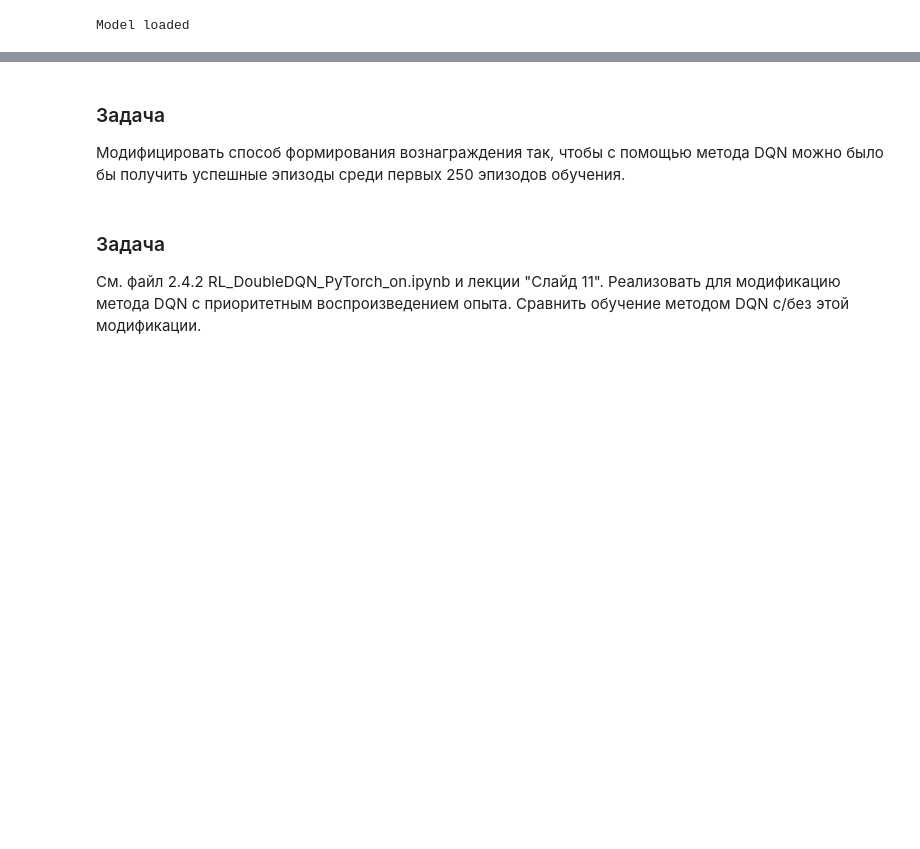
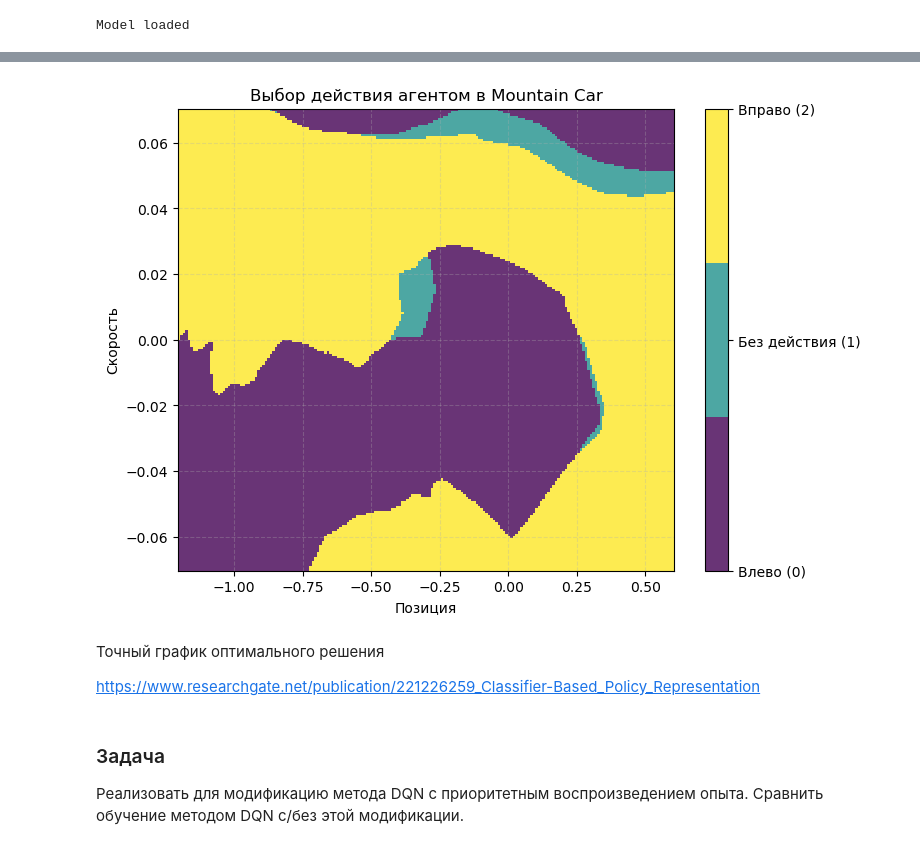
Before and after one commit to iShkiper/RL_26, a Jupyter notebook: Koд/2.5.2 RL_DoubleDQN_PyTorch_on.ipynb, the cells around one changed output, grey strips where cells are left out. Saved outputs shown, nothing was run; the diff lists cells and outputs as text; code cells hidden in the pictures; blank space fills up the shorter version.

```diff
--- a/Koд/2.5.2 RL_DoubleDQN_PyTorch_on.ipynb
+++ b/Koд/2.5.2 RL_DoubleDQN_PyTorch_on.ipynb
@@ -668,4 +653,0 @@ env.close()
-# %% [markdown]
-### Задача
-
-Модифицировать способ формирования вознаграждения так, чтобы с помощью метода DQN можно было бы получить успешные эпизоды среди первых 250 эпизодов обучения.
@@ -715,4 +654,38 @@ def DQN_control_RewShape(env, agent, num_episodes=10000,
-# %% [markdown]
-### Задача
-
-См. файл 2.4.2 RL_DoubleDQN_PyTorch_on.ipynb и лекции "Слайд 11". Реализовать для  модификацию метода DQN с приоритетным воспроизведением опыта. Сравнить обучение методом DQN с/без этой модификации.
+# %%
+# Вычислим шаг дискретизации
+lower_bounds = env.observation_space.low
+upper_bounds = env.observation_space.high
+
+pos_grid = np.linspace(lower_bounds[0], upper_bounds[0], 200)  # более мелкая сетка для сглаживания
+vel_grid = np.linspace(lower_bounds[1], upper_bounds[1], 200)
+X, Y = np.meshgrid(pos_grid, vel_grid)
+Z = np.zeros_like(X, dtype=int)
+
+    # Для каждой точки определяем лучшее действие
+for i in range(X.shape[0]):
+    for j in range(X.shape[1]):
+        state = np.array([X[i, j], Y[i, j]])
+        Z[i, j] = agent.best_action(state)
+# %%
+# Рисуем
+plt.figure(figsize=(8, 6))
+# Используем pcolormesh с дискретными цветами
+cmap = plt.get_cmap('viridis', 3)  # три действия
+mesh = plt.pcolormesh(X, Y, Z, cmap=cmap, shading='auto', alpha=0.8)
+cbar = plt.colorbar(mesh, ticks=[0, 1, 2])
+cbar.ax.set_yticklabels(['Влево (0)', 'Без действия (1)', 'Вправо (2)'])
+plt.xlabel('Позиция')
+plt.ylabel('Скорость')
+plt.title('Выбор действия агентом в Mountain Car')
+plt.grid(True, linestyle='--', alpha=0.3)
+plt.show()
+# %% [output]
+[figure, added]
+# %% [markdown]
+Точный график оптимального решения
+
+https://www.researchgate.net/publication/221226259_Classifier-Based_Policy_Representation
+# %% [markdown]
+### Задача
+
+Реализовать для  модификацию метода DQN с приоритетным воспроизведением опыта. Сравнить обучение методом DQN с/без этой модификации.
```
Also changed, not shown: parts of 34 cells of this notebook.
